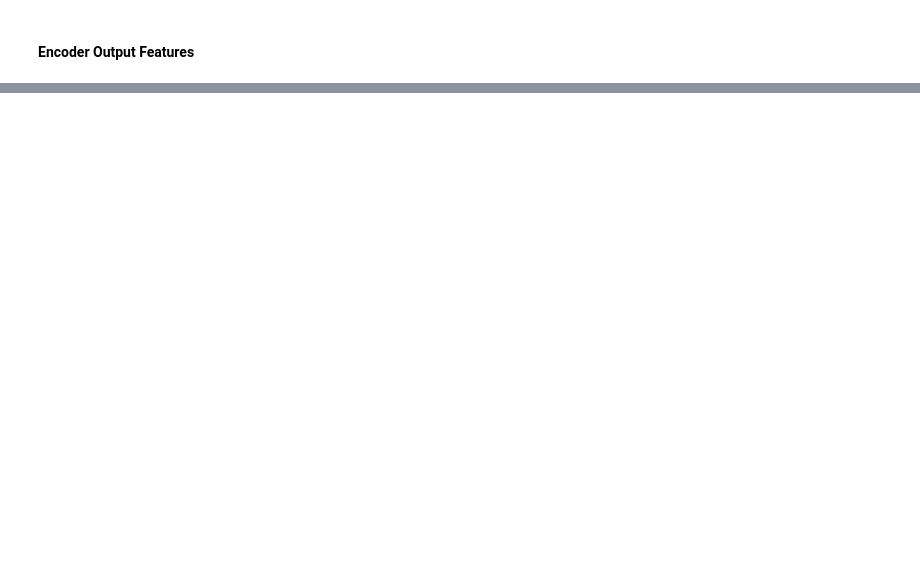
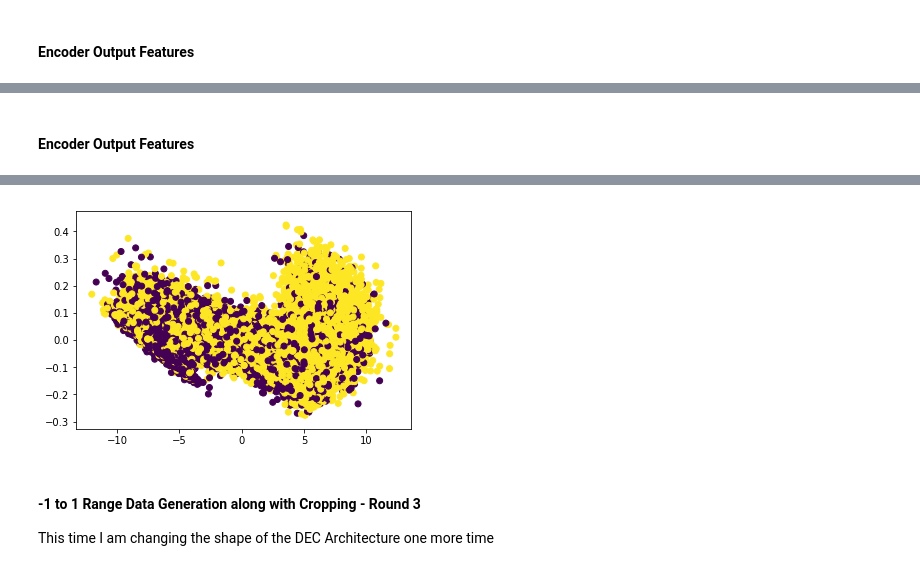
Before and after one commit to goelsaksham/Zooniverse_CNN_Clustering, a Jupyter notebook: src/Galaxy Zoo Xception DEC.ipynb, the cells around one changed output, grey strips where cells are left out. Saved outputs shown, nothing was run; the diff lists cells and outputs as text; code cells hidden in the pictures; blank space fills up the shorter version.

```diff
--- a/src/Galaxy Zoo Xception DEC.ipynb
+++ b/src/Galaxy Zoo Xception DEC.ipynb
@@ -425,0 +567,12 @@ Wall time: 5.81 s
+# %% [markdown]
+#### Encoder Output Features
+# %%
+%%time
+dec_encoder_model_pred = dec_model.encoder.predict(train_features)
+from sklearn.decomposition import PCA
+pca_mod = PCA(2)
+reduced_features = pca_mod.fit_transform(dec_encoder_model_pred)
+#cond_arr = (reduced_features[:, 0] < 50) & (reduced_features[:, 1] < 6)
+plt.scatter(reduced_features[:, 0], reduced_features[:, 1], c=train_labels)
+plt.savefig(f'../data/figs/encoding_pca_features_new_shape_2.png')
+# %% [output]
@@ -425,0 +581,5 @@ Wall time: 5.81 s
+[figure, added]
+# %% [markdown]
+#### -1 to 1 Range Data Generation along with Cropping - Round 3
+
+This time I am changing the shape of the DEC Architecture one more time
```
Also changed, not shown: parts of 38 cells of this notebook, 30 other files.
